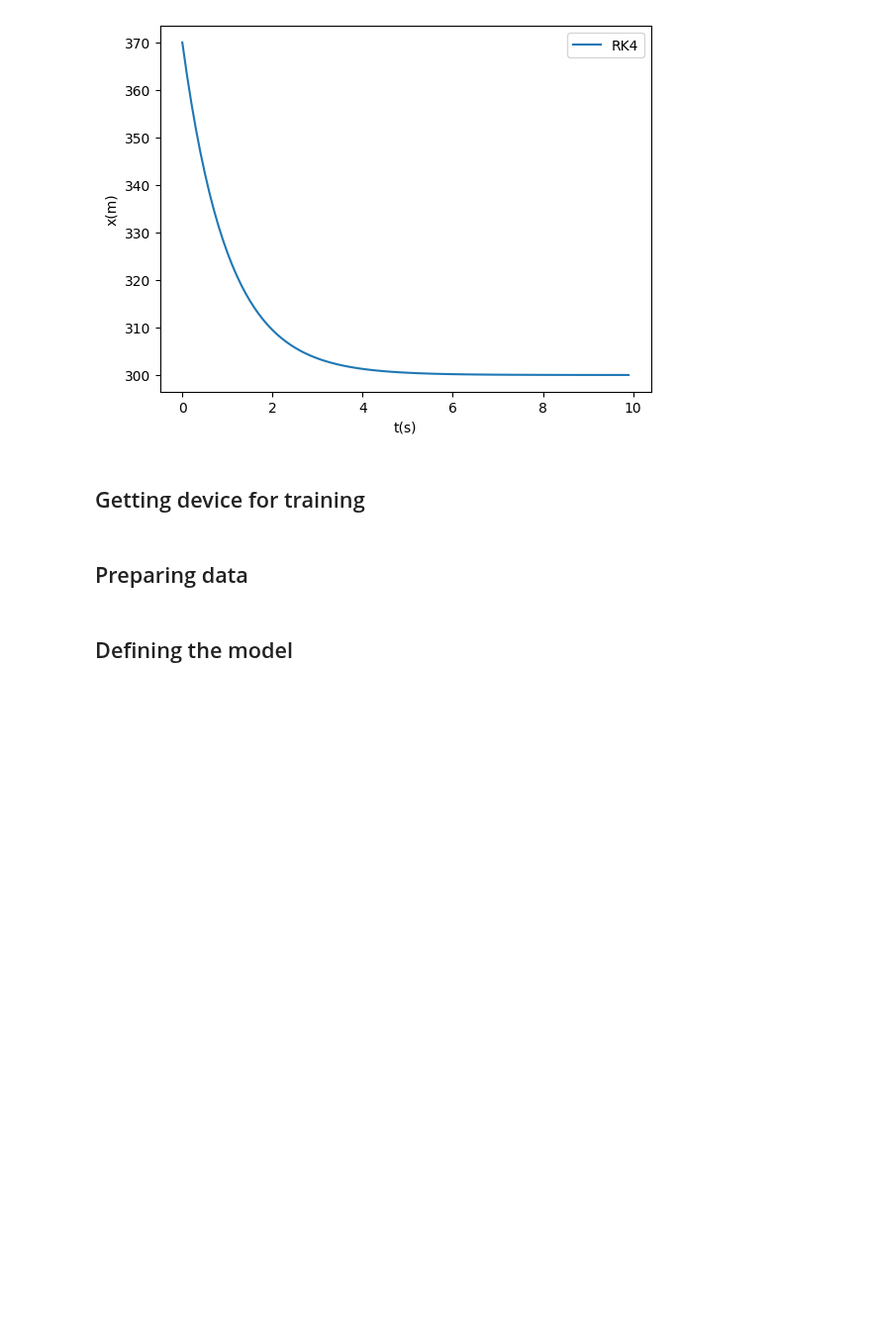
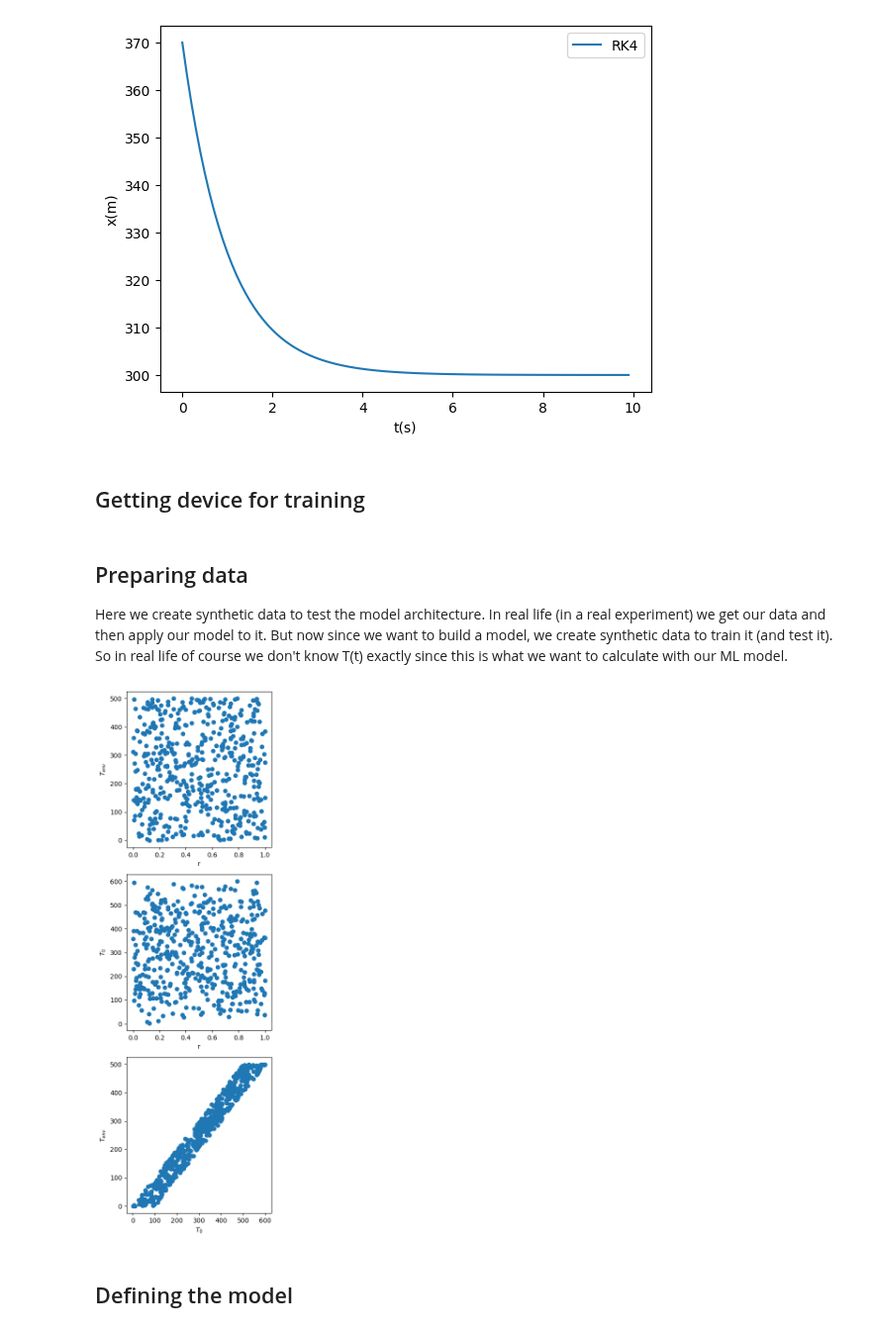
Before and after one commit to gvansan/Machine-learning-project, a Jupyter notebook: Code.ipynb, the cells around one changed output. Shown at 99% size. Saved outputs shown, nothing was run; the diff lists cells and outputs as text; code cells hidden in the pictures; blank space fills up the shorter version.

```diff
--- a/Code.ipynb
+++ b/Code.ipynb
@@ -34,4 +34,6 @@ if torch.accelerator.is_available():
     print(device)
 # %% [markdown]
 ## Preparing data
+
+Here we create synthetic data to test the model architecture. In real life (in a real experiment) we get our data and then apply our model to it. But now since we want to build a model, we create synthetic data to train it (and test it). So in real life of course we don't know T(t) exactly since this is what we want to calculate with our ML model.
 # %%
@@ -66,3 +71,23 @@ T_test_scaled = (T_test - T_test.min()) / (T_test.max() - T_test.min()) #scaled
+# %%
+#Check if we cover the phase space evenly
+fig, ax = plt.subplots(3,1, figsize = (4,12))
+
+ax[0].scatter(r_tensor, T_env_tensor)
+ax[0].set_xlabel("r")
+ax[0].set_ylabel(r"$T_{env}$")
+
+ax[1].scatter(r_tensor, T_0_tensor)
+ax[1].set_xlabel("r")
+ax[1].set_ylabel(r"$T_0$")
+
+ax[2].scatter(T_0_tensor, T_env_tensor)
+ax[2].set_xlabel(r"$T_0$")
+ax[2].set_ylabel(r"$T_{env}$")
+
+plt.tight_layout()
+plt.show()
+# %% [output]
+[figure, added]
 # %% [markdown]
 ## Defining the model
 # %%
```
Also changed, not shown: parts of 7 cells of this notebook.
